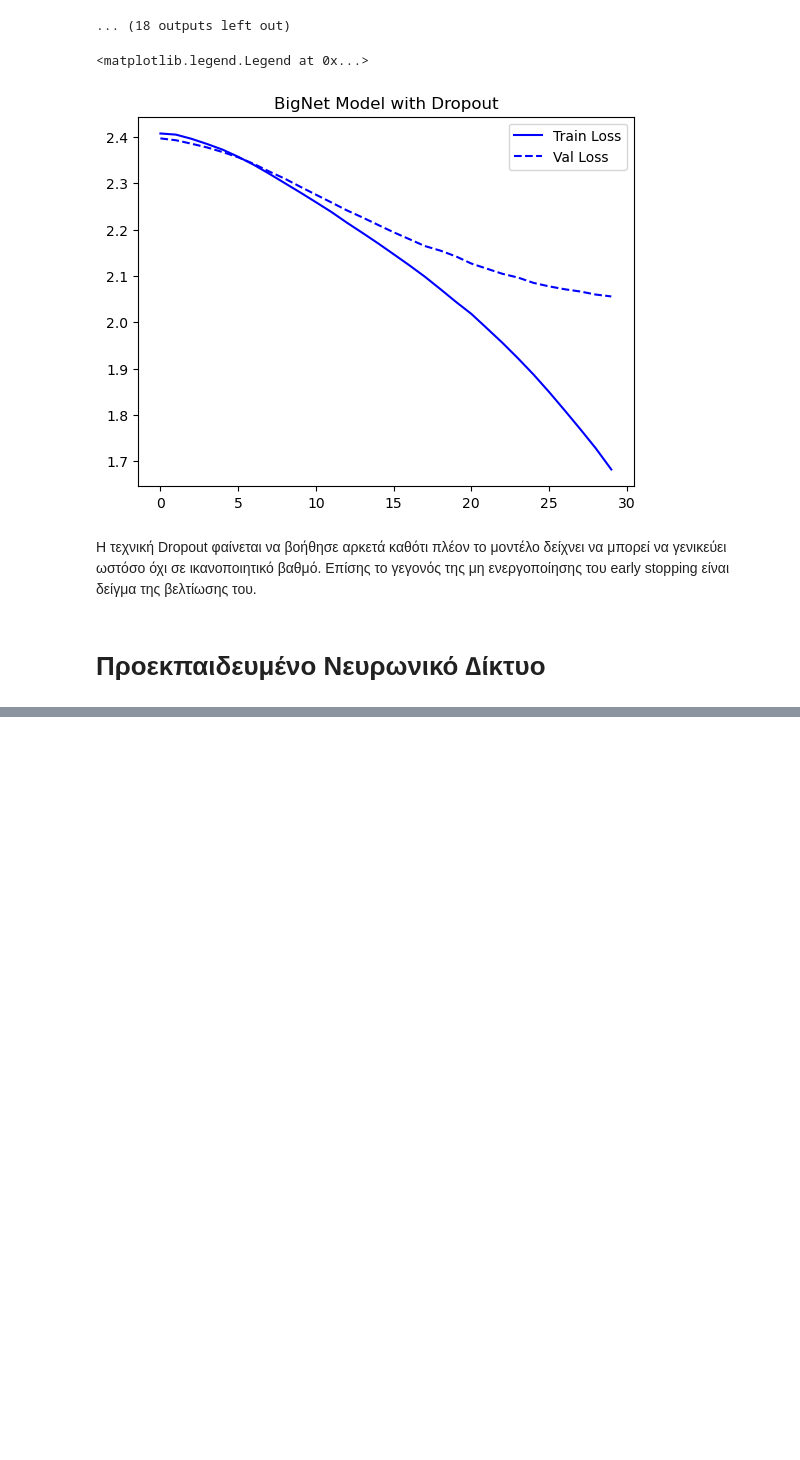
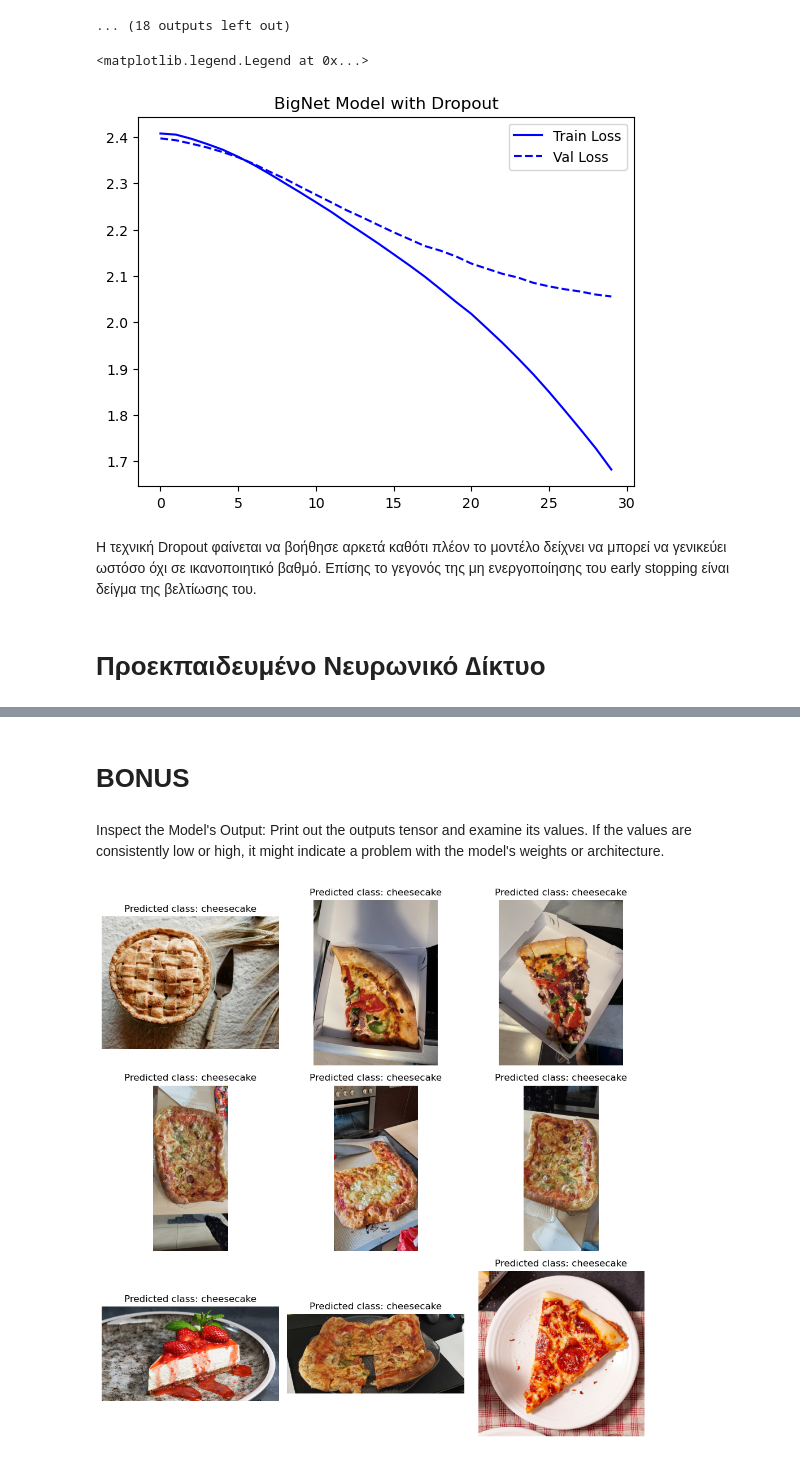
Before and after one commit to angelosnm/msc-ai, a Jupyter notebook: project_2/project_2.ipynb, the cells around one changed output, grey strips where cells are left out. Cells and saved outputs as stored; diff of their text form; code cells hidden in the pictures; blank space fills up the shorter version.

```diff
--- a/project_2/project_2.ipynb
+++ b/project_2/project_2.ipynb
@@ -612,0 +715,66 @@ plt.legend(['Train Loss', 'Val Loss'])
+# %% [markdown]
+# BONUS
+# %% [markdown]
+Inspect the Model's Output: Print out the outputs tensor and examine its values. If the values are consistently low or high, it might indicate a problem with the model's weights or architecture.
+# %%
+import os
+import torch
+import matplotlib.pyplot as plt
+from torchvision.transforms import transforms
+from PIL import Image
+
+custom_images_path = "my_data"
+
+# Assuming `resnet50_model`, `device`, and `class_names` are defined elsewhere in your code
+model = resnet50_model
+
+# List all files in the directory
+custom_images = os.listdir(custom_images_path)
+custom_images = [entry for entry in custom_images if '.' in entry and not entry.startswith('.')]
+num_images = len(custom_images)
+
+# Determine the number of rows and columns for the subplot grid
+num_rows = int(num_images ** 0.5)
+num_cols = (num_images + num_rows - 1) // num_rows
+
+# Create a subplot grid
+fig, axes = plt.subplots(num_rows, num_cols, figsize=(10, 10))
+
+# Loop through custom images and plot them in the subplot grid
+for i, custom_image in enumerate(custom_images):
+    image = Image.open(os.path.join(custom_images_path, custom_image))
+
+    model.to(device)
+    # Ensure the model is in evaluation mode before passing the image.
+    model.eval()
+
+    # Convert the custom image to tensor and move it to the appropriate device.
+    transform = transforms.Compose([
+        transforms.Resize(256),
+        transforms.CenterCrop(224),
+        transforms.ToTensor(),
+        transforms.Normalize(mean=[0.485, 0.456, 0.406], std=[0.229, 0.224, 0.225]),
+    ])
+    custom_image_tensor = transform(image).unsqueeze(0).to(device)
+
+    # Forward pass through the model
+    with torch.no_grad():
+        outputs = model(custom_image_tensor)
+        _, predicted = torch.max(outputs, 1)
+
+    # Get the predicted class label
+    predicted_class = class_names[predicted.item()]
+
+    # Plot the image in the corresponding subplot
+    row_index = i // num_cols
+    col_index = i % num_cols
+    ax = axes[row_index, col_index]
+    ax.imshow(image)
+    ax.set_title(f'Predicted class: {predicted_class}')
+    ax.axis('off')
+
+# Adjust layout and display the plot
+plt.tight_layout()
+plt.show()
+# %% [output]
+[figure, added]
```
Also changed, not shown: parts of 5 cells of this notebook, 1 other file.
